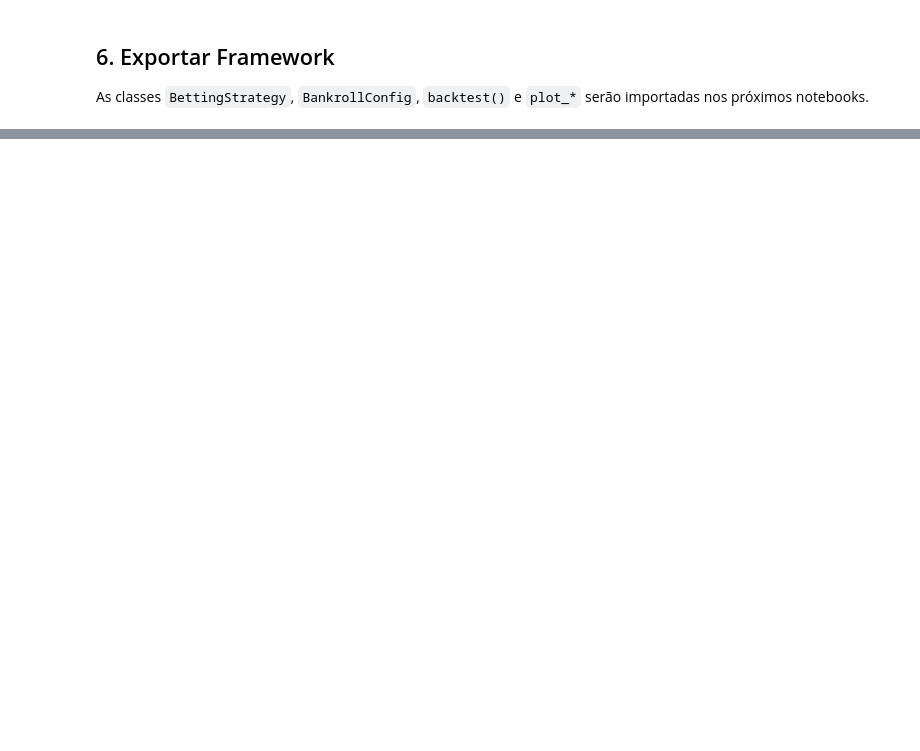
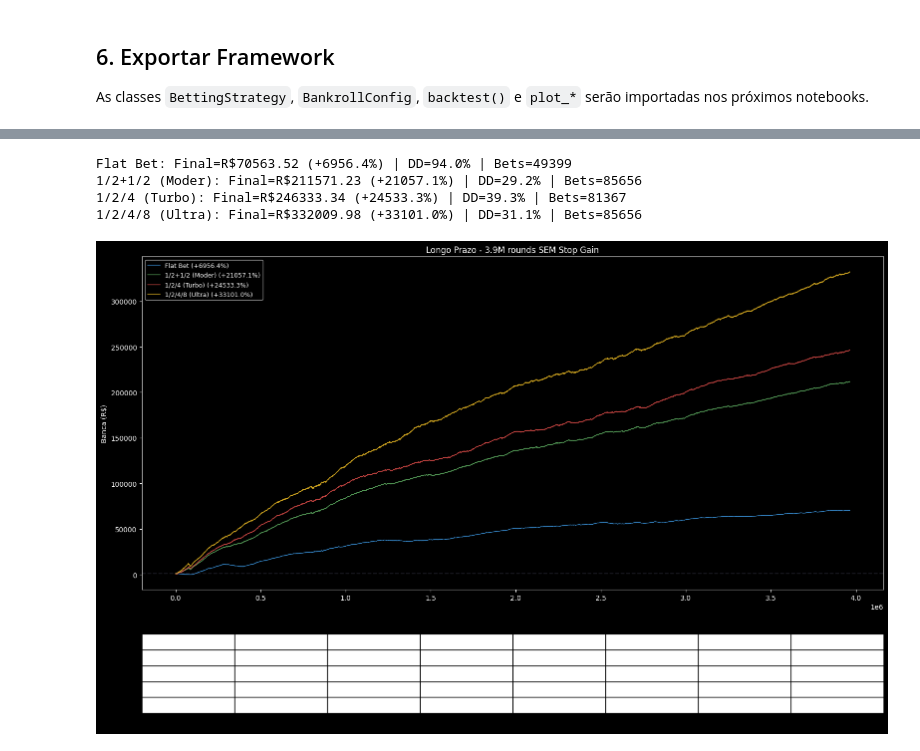
Before and after one commit to josediogodutrafh/CrashBot-System-V1, a Jupyter notebook: notebooks/12_backtester.ipynb, the cells around one changed output, grey strips where cells are left out. Saved outputs shown, nothing was run; the diff lists cells and outputs as text; code cells hidden in the pictures; blank space fills up the shorter version.

```diff
--- a/notebooks/12_backtester.ipynb
+++ b/notebooks/12_backtester.ipynb
@@ -517,0 +660,32 @@ print(f"Ou copie as classes BettingStrategy, BankrollConfig, backtest(), plot_*"
+# %%
+config_no_sg = BankrollConfig(
+    initial_bankroll=1000.0,
+    base_bet_pct=0.0167,
+    compound=False,
+    stop_gain_pct=100.0,    # Sem stop gain
+    stop_loss_pct=1.00,
+)
+
+long_configs = [
+    ('Flat Bet', FlatBetStrategy, {'trigger': 6, 'target': 2.0}),
+    ('1/2+1/2 (Moder)', MartingaleStrategy, {'trigger': 6, 'target': 2.0, 'pattern': [1, 2, 1, 2]}),
+    ('1/2/4 (Turbo)', MartingaleStrategy, {'trigger': 6, 'target': 2.0, 'pattern': [1, 2, 4]}),
+    ('1/2/4/8 (Ultra)', MartingaleStrategy, {'trigger': 6, 'target': 2.0, 'pattern': [1, 2, 4, 8]}),
+]
+
+long_results = []
+for name, cls, kwargs in long_configs:
+    strategy = cls(**kwargs)
+    r = backtest(strategy, multipliers, config_no_sg)
+    r.strategy_name = name
+    long_results.append(r)
+    print(f"{name}: Final=R${r.final_bankroll:.2f} ({r.total_profit_pct:+.1f}%) | "
+          f"DD={r.max_drawdown_pct:.1f}% | Bets={r.total_bets}")
+
+plot_comparison(long_results, 'Longo Prazo - 3.9M rounds SEM Stop Gain')
+# %% [output]
+Flat Bet: Final=R$70563.52 (+6956.4%) | DD=94.0% | Bets=49399
+1/2+1/2 (Moder): Final=R$211571.23 (+21057.1%) | DD=29.2% | Bets=85656
+1/2/4 (Turbo): Final=R$246333.34 (+24533.3%) | DD=39.3% | Bets=81367
+1/2/4/8 (Ultra): Final=R$332009.98 (+33101.0%) | DD=31.1% | Bets=85656
+[figure, added]
```
Also changed, not shown: parts of 12 cells of this notebook, 16 other files.
